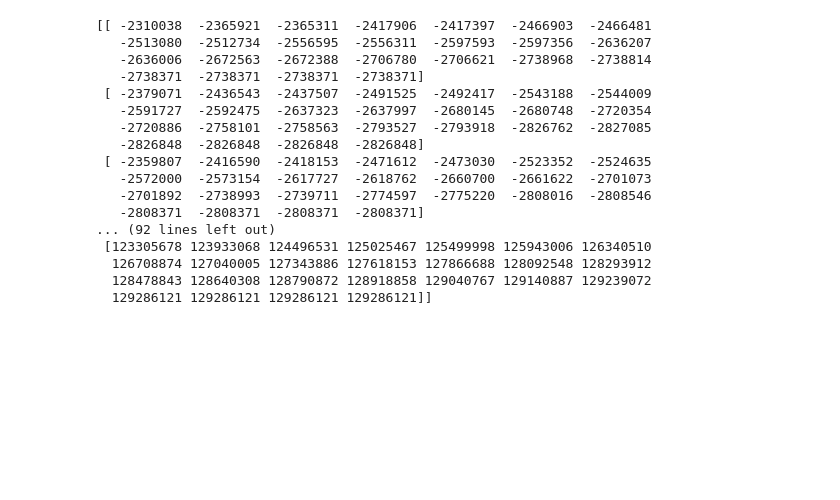
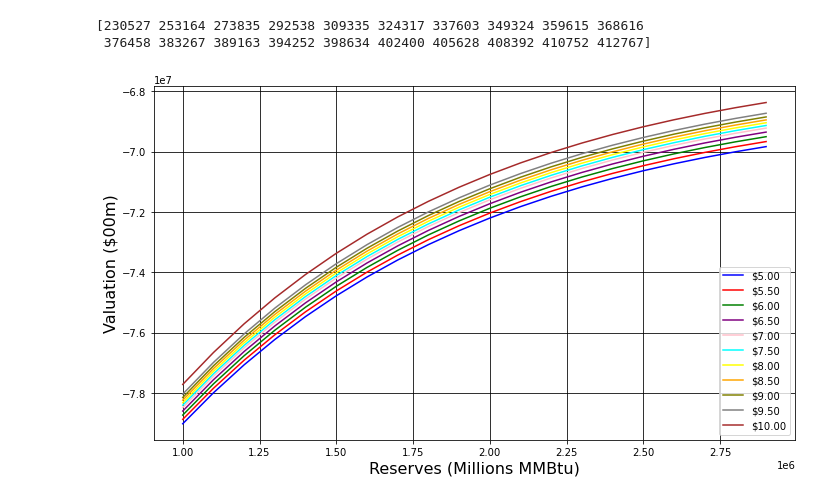
Before and after one commit to joe-ascroft/phd, a Jupyter notebook: jupyter code/option model/testing model.ipynb, the cells around one changed output. Saved outputs shown, nothing was run; the diff lists cells and outputs as text; code cells hidden in the pictures; blank space fills up the shorter version.

```diff
--- a/jupyter code/option model/testing model.ipynb
+++ b/jupyter code/option model/testing model.ipynb
@@ -250,29 +254,52 @@ print(opt_path[:,1,10,0,:])
 # %%
 ## option surface generation ##
 
-opt_surface_0 = temp_node[0,:,:,0,2]
-opt_surface_1 = temp_node[1,:,:,1,2]
+opt_surface_0 = temp_node[0,12,:,1,1]
+opt_surface_1 = temp_node[1,12,:,1,1]
 
 ## surface delta
 
 opt_surface_delta = (opt_surface_1 - opt_surface_0)
 print(opt_surface_delta)
 # %% [output]
-[[ -2310038  -2365921  -2365311  -2417906  -2417397  -2466903  -2466481
-   -2513080  -2512734  -2556595  -2556311  -2597593  -2597356  -2636207
-   -2636006  -2672563  -2672388  -2706780  -2706621  -2738968  -2738814
-   -2738371  -2738371  -2738371  -2738371]
- [ -2379071  -2436543  -2437507  -2491525  -2492417  -2543188  -2544009
-   -2591727  -2592475  -2637323  -2637997  -2680145  -2680748  -2720354
-   -2720886  -2758101  -2758563  -2793527  -2793918  -2826762  -2827085
-   -2826848  -2826848  -2826848  -2826848]
- [ -2359807  -2416590  -2418153  -2471612  -2473030  -2523352  -2524635
-   -2572000  -2573154  -2617727  -2618762  -2660700  -2661622  -2701073
-   -2701892  -2738993  -2739711  -2774597  -2775220  -2808016  -2808546
-   -2808371  -2808371  -2808371  -2808371]
-... (92 lines left out)
- [123305678 123933068 124496531 125025467 125499998 125943006 126340510
-  126708874 127040005 127343886 127618153 127866688 128092548 128293912
-  128478843 128640308 128790872 128918858 129040767 129140887 129239072
-  129286121 129286121 129286121 129286121]]
+[230527 253164 273835 292538 309335 324317 337603 349324 359615 368616
+ 376458 383267 389163 394252 398634 402400 405628 408392 410752 412767]
+# %%
+## regime 1 price variation ##
+
+opt_surface_ex1 = temp_node[0,8,:,1,1]
+opt_surface_ex2 = temp_node[0,9,:,1,1]
+opt_surface_ex3 = temp_node[0,10,:,1,1]
+opt_surface_ex4 = temp_node[0,11,:,1,1]
+opt_surface_ex5 = temp_node[0,12,:,1,1]
+opt_surface_ex6 = temp_node[0,13,:,1,1]
+opt_surface_ex7 = temp_node[0,14,:,1,1]
+opt_surface_ex8 = temp_node[0,15,:,1,1]
+opt_surface_ex9 = temp_node[0,16,:,1,1]
+opt_surface_ex10 = temp_node[0,17,:,1,1]
+opt_surface_ex11 = temp_node[0,18,:,1,1]
+
+
+fig = plt.gcf()
+fig.set_size_inches(11.5, 6.5)
+plt.plot(s0_grid,opt_surface_ex1,color="blue")
+plt.plot(s0_grid,opt_surface_ex2,color="red")
+plt.plot(s0_grid,opt_surface_ex3,color="green")
+plt.plot(s0_grid,opt_surface_ex4,color="purple")
+plt.plot(s0_grid,opt_surface_ex5,color="pink")
+plt.plot(s0_grid,opt_surface_ex6,color="cyan")
+plt.plot(s0_grid,opt_surface_ex7,color="yellow")
+plt.plot(s0_grid,opt_surface_ex8,color="orange")
+plt.plot(s0_grid,opt_surface_ex9,color="olive")
+plt.plot(s0_grid,opt_surface_ex10,color="gray")
+plt.plot(s0_grid,opt_surface_ex11,color="brown")
+
+plt.xlabel('Reserves (Millions MMBtu)', fontsize=16)
+plt.ylabel('Valuation ($00m)', fontsize=16)
+plt.legend(["$5.00", "$5.50", "$6.00", "$6.50", "$7.00", "$7.50", "$8.00", "$8.50", "$9.00", "$9.50", "$10.00"], loc ="lower right")
+plt.grid(color="black")
+
+plt.savefig('/Users/joe/Dropbox/PhD/Writing/TeX/Charts/sc_3_c_tax_valuationtest.png', dpi=600)
+# %% [output]
+[figure, added]
 # %%
```
Also changed, not shown: parts of 5 cells of this notebook, 3 other files.
